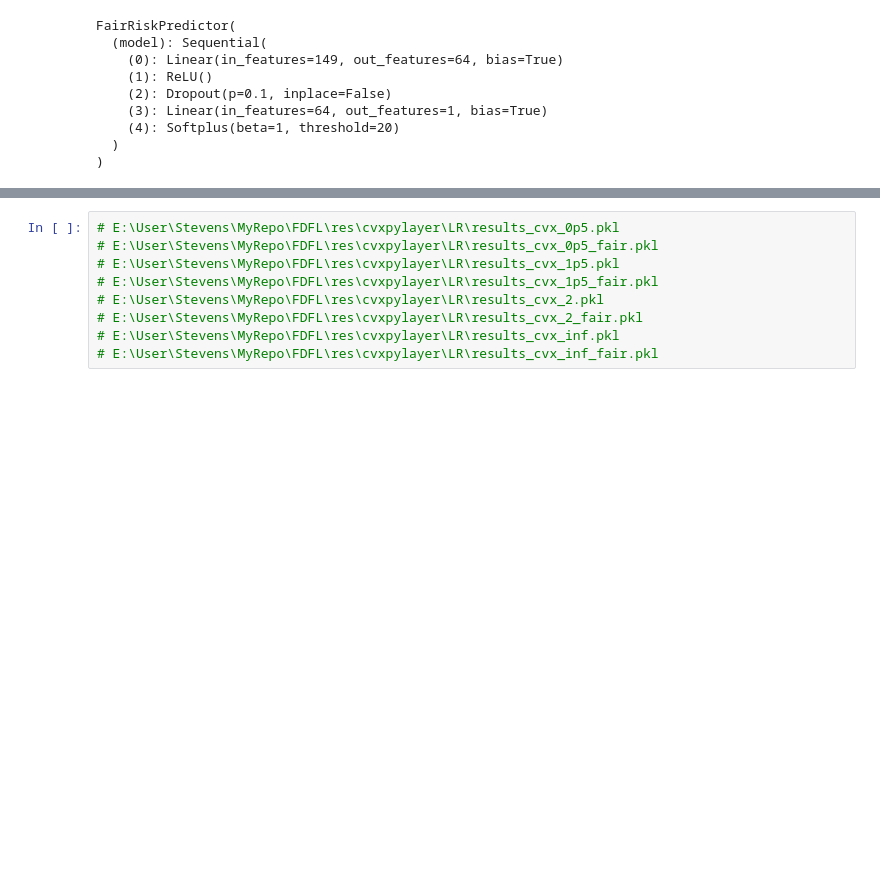
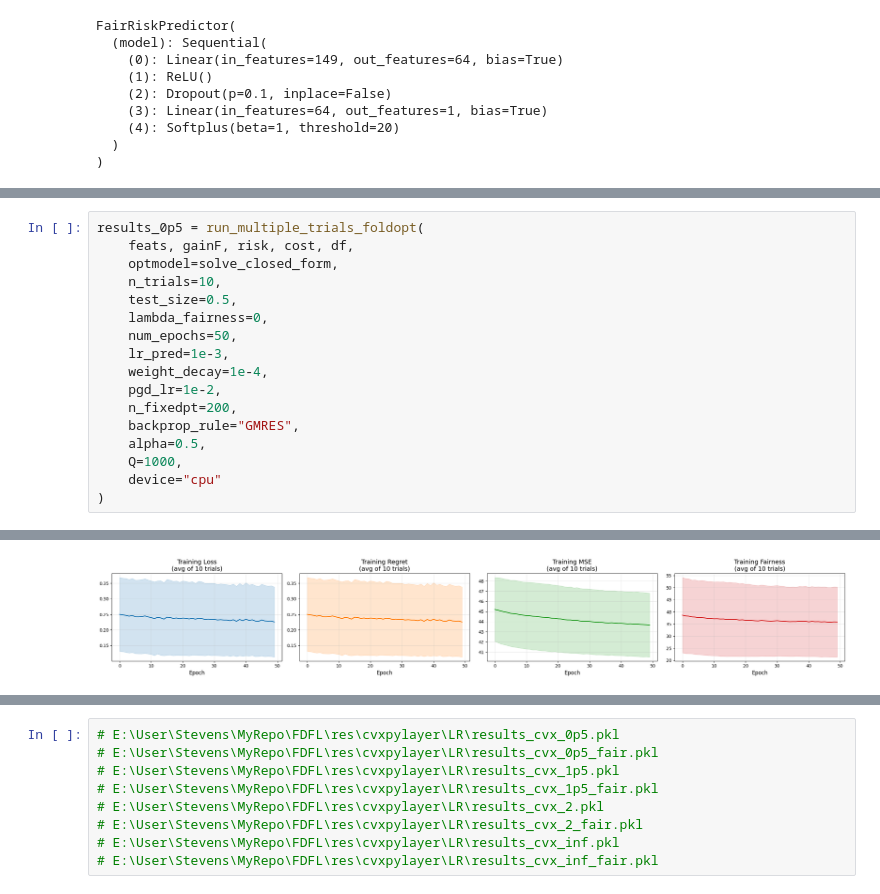
Before and after one commit to DennisWang2488/Fairness-Decision-Focused-Loss, a Jupyter notebook: FDFL/FDFL-temp-fold-opt.ipynb, the cells around one changed output, grey strips where cells are left out. Drawn from its saved outputs; the diff is of its cells as text; blank space fills up the shorter version.

```diff
--- a/FDFL/FDFL-temp-fold-opt.ipynb
+++ b/FDFL/FDFL-temp-fold-opt.ipynb
@@ -293,0 +471,18 @@ def trainFairModelFoldOpt(
+# %%
+results_0p5 = run_multiple_trials_foldopt(
+    feats, gainF, risk, cost, df,
+    optmodel=solve_closed_form,
+    n_trials=10,
+    test_size=0.5,
+    lambda_fairness=0,
+    num_epochs=50,
+    lr_pred=1e-3,
+    weight_decay=1e-4,
+    pgd_lr=1e-2,
+    n_fixedpt=200,
+    backprop_rule="GMRES",
+    alpha=0.5,
+    Q=1000,
+    device="cpu"
+)
+# %% [output]
@@ -293,0 +506 @@ def trainFairModelFoldOpt(
+[figure, added]
```
Also changed, not shown: parts of 14 cells of this notebook, 1 other file.
